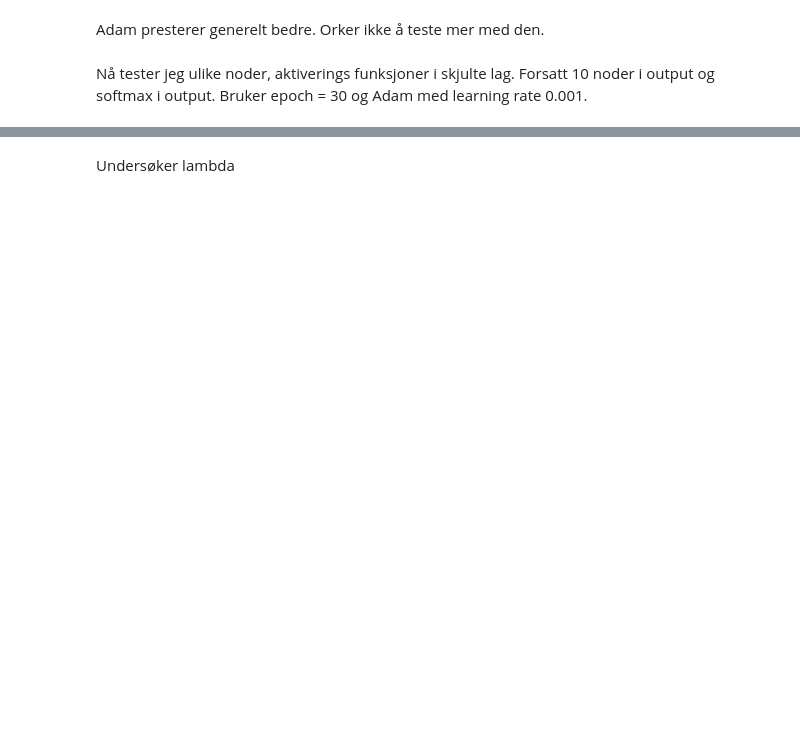
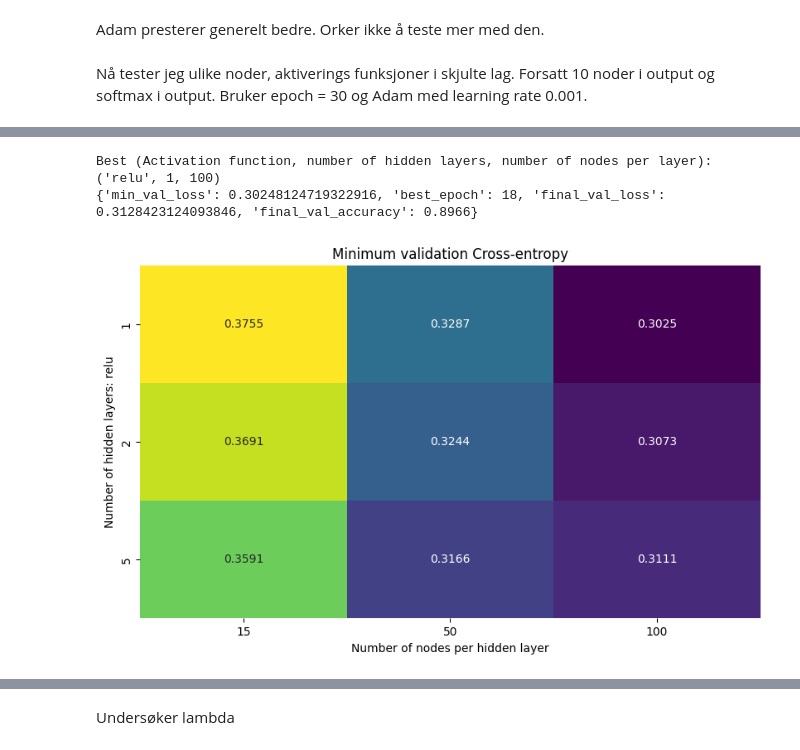
Before and after one commit to synneosen/Project-3, a Jupyter notebook: code/ffnn.ipynb, the cells around one changed output, grey strips where cells are left out. Cells and saved outputs as stored; diff of their text form; code cells hidden in the pictures; blank space fills up the shorter version.

```diff
--- a/code/ffnn.ipynb
+++ b/code/ffnn.ipynb
@@ -110,0 +139,4 @@ plt.show()
+# %%
+best_lr = min(history_lr, key=lambda gamma: min(history_lr[gamma]['val']))
+print(f"Best learning rate (Adam): {best_lr}")
+print(f"Minimum validation loss: {min(history_lr[best_lr]['val']):.4f}")
@@ -155,7 +197,7 @@ for activation in activation_functions:
     for n_layers in hidden_layers:
         for node in nodes:
             model_arch = NeuralNetwork(layer_sizes=[784] + [node]*n_layers + [10], activations=[activation]*n_layers+ [ "softmax"], cost="cross_entropy", seed=2026)
-            optimizer_arch = Adam(learning_rate=0.001)
+            optimizer_arch = Adam(learning_rate=best_lr)
             hist= train(model_arch, optimizer_arch, X=x_train, y=y_train_oh, epochs=30, batch_size=128, seed=2026, X_val=x_val, y_val=y_val_oh)
             key = (activation, n_layers, node)
             histories_arch[key] = hist
@@ -174,28 +234,35 @@ for activation in activation_functions:
 # %%
 best_key = min(results_arch, key=lambda k: results_arch[k]['min_val_loss'])
+best_act, best_layers, best_nodes = best_key
+best_sizes = [784] + [best_nodes] * best_layers + [10]
+best_acts = [best_act] * best_layers + ["softmax"]
 print(f"Best (Activation function, number of hidden layers, number of nodes per layer):", best_key)
 print(results_arch[best_key])
+# %% [output]
+Best (Activation function, number of hidden layers, number of nodes per layer): ('relu', 1, 100)
+{'min_val_loss': 0.30248124719322916, 'best_epoch': 18, 'final_val_loss': 0.3128423124093846, 'final_val_accuracy': 0.8966}
 # %%
 #Heat map for den beste kombinasjonen
-activation = "leaky_relu"
 cross_entropy_grid = np.array([
-    [results_arch[(activation, n_layers, node)]["min_val_loss"] for node in nodes]
+    [results_arch[(best_act, n_layers, node)]["min_val_loss"] for node in nodes]
     for n_layers in hidden_layers
 ])
 fig, ax = plt.subplots(figsize=(8, 5), layout="constrained")
 plot_heatmap(
     values=cross_entropy_grid,
     x_labels=nodes,
     y_labels=hidden_layers,
     x_name="Number of nodes per hidden layer",
-    y_name="Number of hidden layers: Leaky ReLU",
+    y_name=f"Number of hidden layers: {best_act}",
     title="Minimum validation Cross-entropy",
     fmt=".4f",
     ax=ax,
     cbar=False,
 )
 fig.savefig(figures_dir / "ffnn_architecture_validation_heatmap.pdf", bbox_inches="tight")
 plt.show()
+# %% [output]
+[figure, added]
 # %%
 best_hist = histories_arch[best_key]
 epochs = np.arange(1, len(best_hist["train"]) + 1)
```
Also changed, not shown: parts of 17 cells of this notebook, 9 other files.
